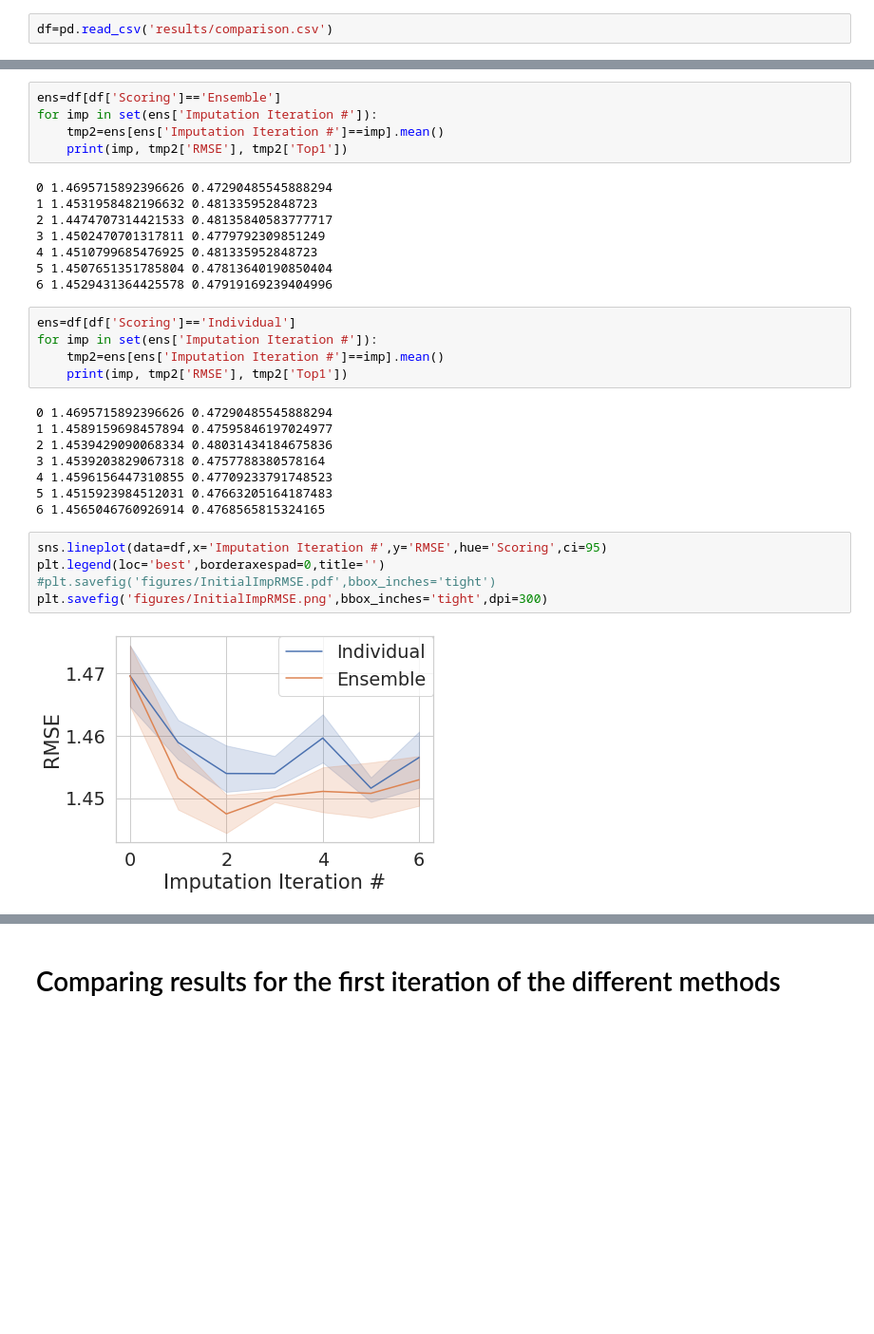
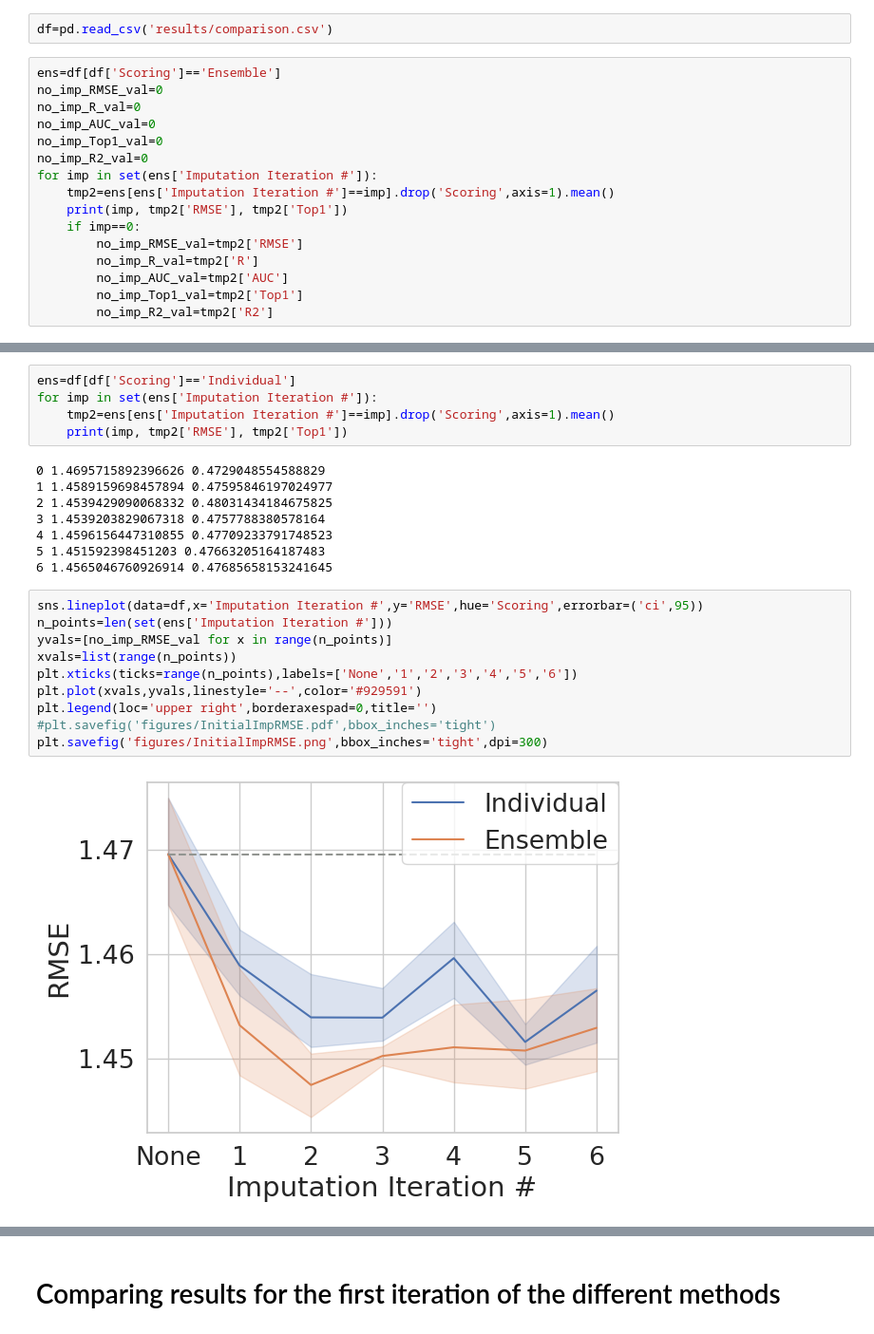
Before and after one commit to francoep/ImputationPaper, a Jupyter notebook: generate_figures.ipynb, the cells around one changed output, grey strips where cells are left out. Shown at 95% size. Drawn from its saved outputs; the diff is of its cells as text; blank space fills up the shorter version.

```diff
--- a/generate_figures.ipynb
+++ b/generate_figures.ipynb
@@ -87,2 +104,18 @@ with open('results/comparison.csv','w') as outfile:
 # %%
 df=pd.read_csv('results/comparison.csv')
+# %%
+ens=df[df['Scoring']=='Ensemble']
+no_imp_RMSE_val=0
+no_imp_R_val=0
+no_imp_AUC_val=0
+no_imp_Top1_val=0
+no_imp_R2_val=0
+for imp in set(ens['Imputation Iteration #']):
+    tmp2=ens[ens['Imputation Iteration #']==imp].drop('Scoring',axis=1).mean()
+    print(imp, tmp2['RMSE'], tmp2['Top1'])
+    if imp==0:
+        no_imp_RMSE_val=tmp2['RMSE']
+        no_imp_R_val=tmp2['R']
+        no_imp_AUC_val=tmp2['AUC']
+        no_imp_Top1_val=tmp2['Top1']
+        no_imp_R2_val=tmp2['R2']
@@ -89,34 +138,26 @@ df=pd.read_csv('results/comparison.csv')
 # %%
-ens=df[df['Scoring']=='Ensemble']
+ens=df[df['Scoring']=='Individual']
 for imp in set(ens['Imputation Iteration #']):
-    tmp2=ens[ens['Imputation Iteration #']==imp].mean()
+    tmp2=ens[ens['Imputation Iteration #']==imp].drop('Scoring',axis=1).mean()
     print(imp, tmp2['RMSE'], tmp2['Top1'])
 # %% [output]
-0 1.4695715892396626 0.47290485545888294
-1 1.4531958482196632 0.481335952848723
-2 1.4474707314421533 0.48135840583777717
-3 1.4502470701317811 0.4779792309851249
-4 1.4510799685476925 0.481335952848723
-5 1.4507651351785804 0.47813640190850404
-6 1.4529431364425578 0.47919169239404996
+0 1.4695715892396626 0.4729048554588829
+1 1.4589159698457894 0.47595846197024977
+2 1.4539429090068332 0.48031434184675825
+3 1.4539203829067318 0.4757788380578164
+4 1.4596156447310855 0.47709233791748523
+5 1.451592398451203 0.47663205164187483
+6 1.4565046760926914 0.47685658153241645
-# %%
-ens=df[df['Scoring']=='Individual']
-for imp in set(ens['Imputation Iteration #']):
-    tmp2=ens[ens['Imputation Iteration #']==imp].mean()
-    print(imp, tmp2['RMSE'], tmp2['Top1'])
-# %% [output]
-0 1.4695715892396626 0.47290485545888294
-1 1.4589159698457894 0.47595846197024977
-2 1.4539429090068334 0.48031434184675836
-3 1.4539203829067318 0.4757788380578164
-4 1.4596156447310855 0.47709233791748523
-5 1.4515923984512031 0.47663205164187483
-6 1.4565046760926914 0.4768565815324165
 # %%
-sns.lineplot(data=df,x='Imputation Iteration #',y='RMSE',hue='Scoring',ci=95)
-plt.legend(loc='best',borderaxespad=0,title='')
+sns.lineplot(data=df,x='Imputation Iteration #',y='RMSE',hue='Scoring',errorbar=('ci',95))
+n_points=len(set(ens['Imputation Iteration #']))
+yvals=[no_imp_RMSE_val for x in range(n_points)]
+xvals=list(range(n_points))
+plt.xticks(ticks=range(n_points),labels=['None','1','2','3','4','5','6'])
+plt.plot(xvals,yvals,linestyle='--',color='#929591')
+plt.legend(loc='upper right',borderaxespad=0,title='')
 #plt.savefig('figures/InitialImpRMSE.pdf',bbox_inches='tight')
 plt.savefig('figures/InitialImpRMSE.png',bbox_inches='tight',dpi=300)
 # %% [output]
-[figure, old version]
+[figure, new version]
 # %%
```
Also changed, not shown: parts of 22 cells of this notebook, 1 other file.
